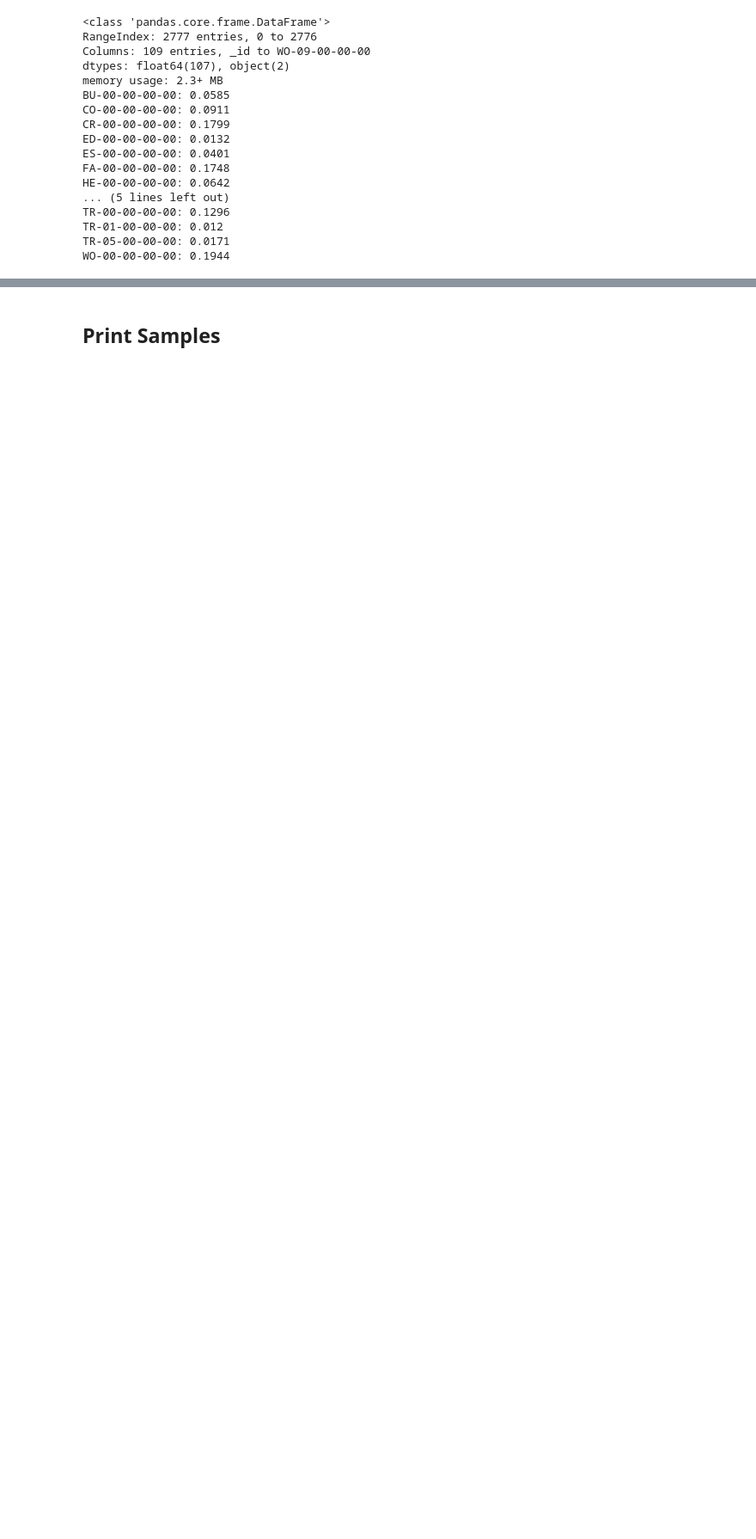
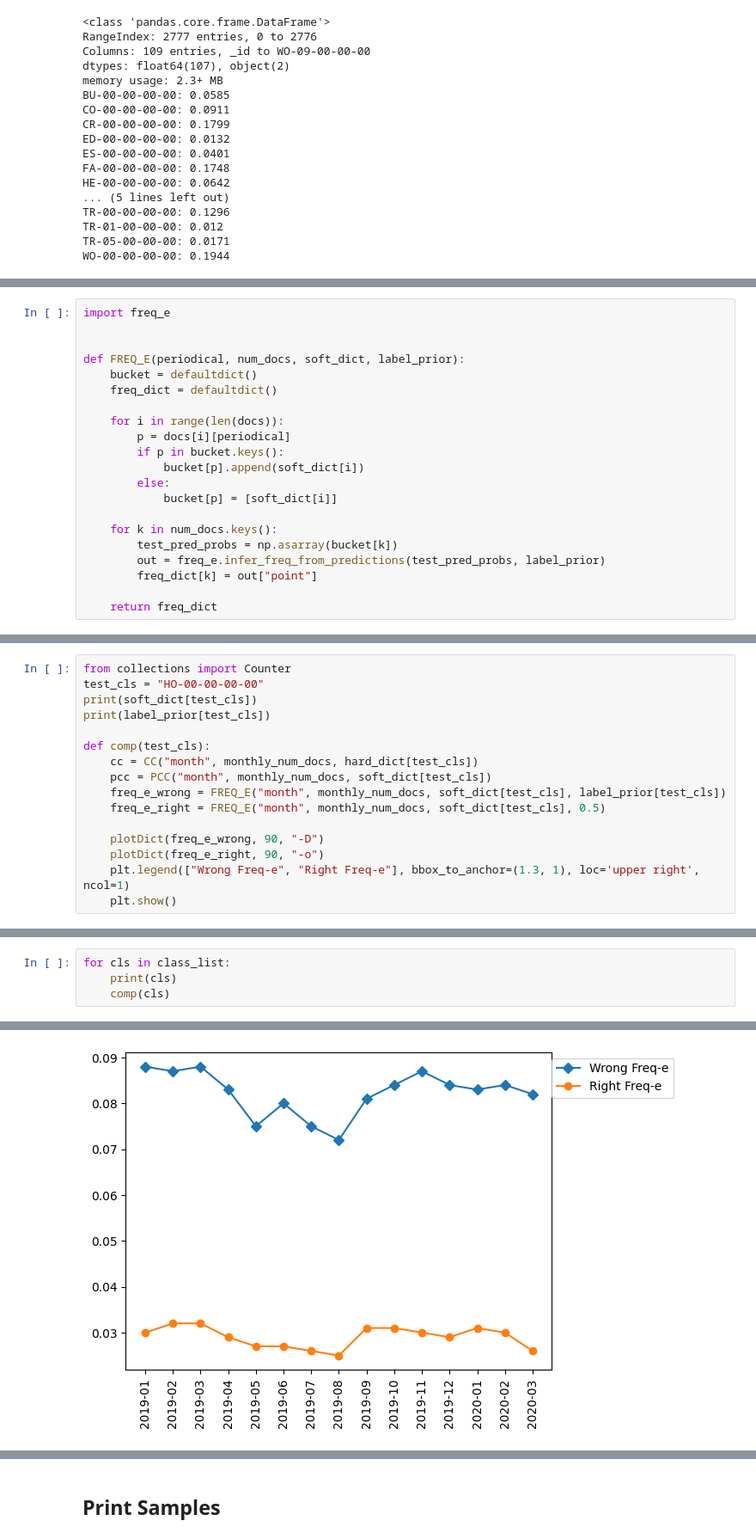
Before and after one commit to heeh/legal_advice, a Jupyter notebook: predictor.ipynb, the cells around one changed output, grey strips where cells are left out. Shown at 86% size. Saved outputs shown, nothing was run; the diff lists cells and outputs as text; blank space fills up the shorter version.

```diff
--- a/predictor.ipynb
+++ b/predictor.ipynb
@@ -828,0 +804,21 @@ WO-00-00-00-00: 0.1944
+# %%
+import freq_e
+
+
+def FREQ_E(periodical, num_docs, soft_dict, label_prior):
+    bucket = defaultdict()
+    freq_dict = defaultdict()
+
+    for i in range(len(docs)):
+        p = docs[i][periodical]
+        if p in bucket.keys():
+            bucket[p].append(soft_dict[i])
+        else:
+            bucket[p] = [soft_dict[i]]
+
+    for k in num_docs.keys():
+        test_pred_probs = np.asarray(bucket[k])
+        out = freq_e.infer_freq_from_predictions(test_pred_probs, label_prior)
+        freq_dict[k] = out["point"]
+
+    return freq_dict
@@ -828,0 +827,16 @@ WO-00-00-00-00: 0.1944
+# %%
+from collections import Counter
+test_cls = "HO-00-00-00-00"
+print(soft_dict[test_cls])
+print(label_prior[test_cls])
+
+def comp(test_cls):
+    cc = CC("month", monthly_num_docs, hard_dict[test_cls])
+    pcc = PCC("month", monthly_num_docs, soft_dict[test_cls])
+    freq_e_wrong = FREQ_E("month", monthly_num_docs, soft_dict[test_cls], label_prior[test_cls])
+    freq_e_right = FREQ_E("month", monthly_num_docs, soft_dict[test_cls], 0.5)
+
+    plotDict(freq_e_wrong, 90, "-D")
+    plotDict(freq_e_right, 90, "-o")
+    plt.legend(["Wrong Freq-e", "Right Freq-e"], bbox_to_anchor=(1.3, 1), loc='upper right', ncol=1)
+    plt.show()
@@ -828,0 +847,5 @@ WO-00-00-00-00: 0.1944
+# %%
+for cls in class_list:
+    print(cls)
+    comp(cls)
+# %% [output]
@@ -828,0 +853 @@ WO-00-00-00-00: 0.1944
+[figure, added]
```
Also changed, not shown: parts of 53 cells of this notebook.
